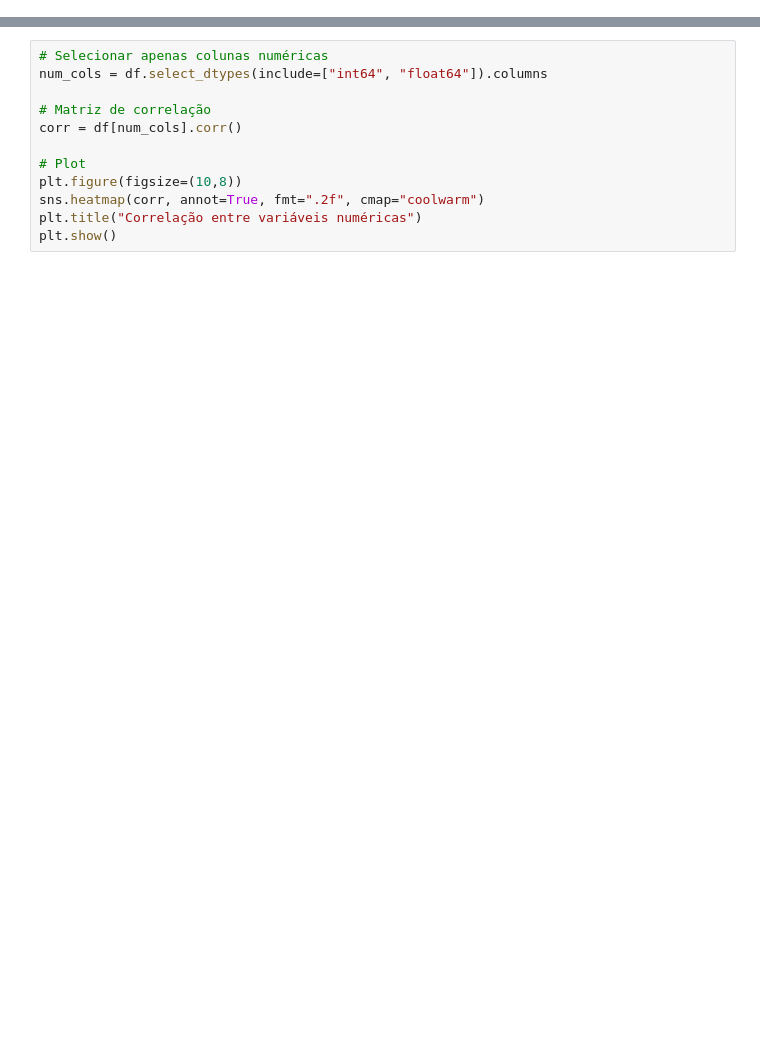
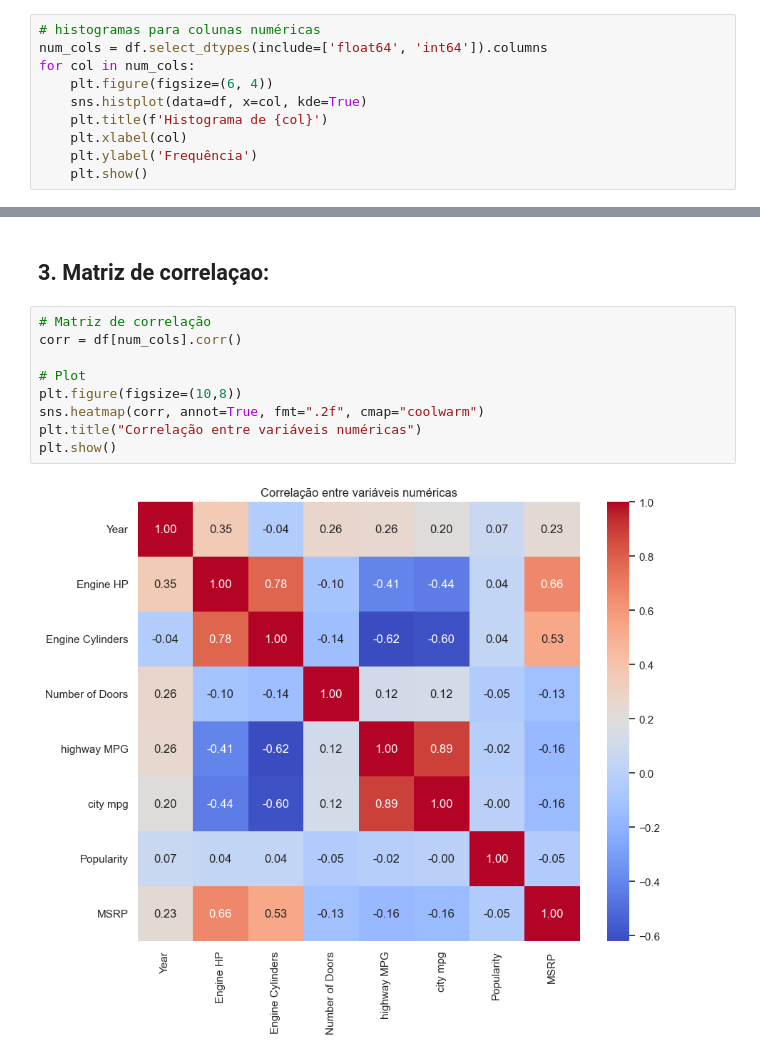
Before and after one commit to KaiqueBM/PosTechChallenge3, a Jupyter notebook: models/analysis/analises.ipynb, the cells around one changed output, grey strips where cells are left out. Saved outputs shown, nothing was run; the diff lists cells and outputs as text; blank space fills up the shorter version.

```diff
--- a/models/analysis/analises.ipynb
+++ b/models/analysis/analises.ipynb
@@ -23,0 +100,10 @@ df.describe()
+# %%
+# histogramas para colunas numéricas
+num_cols = df.select_dtypes(include=['float64', 'int64']).columns
+for col in num_cols:
+    plt.figure(figsize=(6, 4))
+    sns.histplot(data=df, x=col, kde=True)
+    plt.title(f'Histograma de {col}')
+    plt.xlabel(col)
+    plt.ylabel('Frequência')
+    plt.show()
@@ -24,12 +136,13 @@ df.describe()
+# %% [markdown]
+## 3. Matriz de correlaçao:
 # %%
-# Selecionar apenas colunas numéricas
-num_cols = df.select_dtypes(include=["int64", "float64"]).columns
-
 # Matriz de correlação
 corr = df[num_cols].corr()
 
 # Plot
 plt.figure(figsize=(10,8))
 sns.heatmap(corr, annot=True, fmt=".2f", cmap="coolwarm")
 plt.title("Correlação entre variáveis numéricas")
 plt.show()
+# %% [output]
+[figure, added]
```
Also changed, not shown: parts of 16 cells of this notebook.
